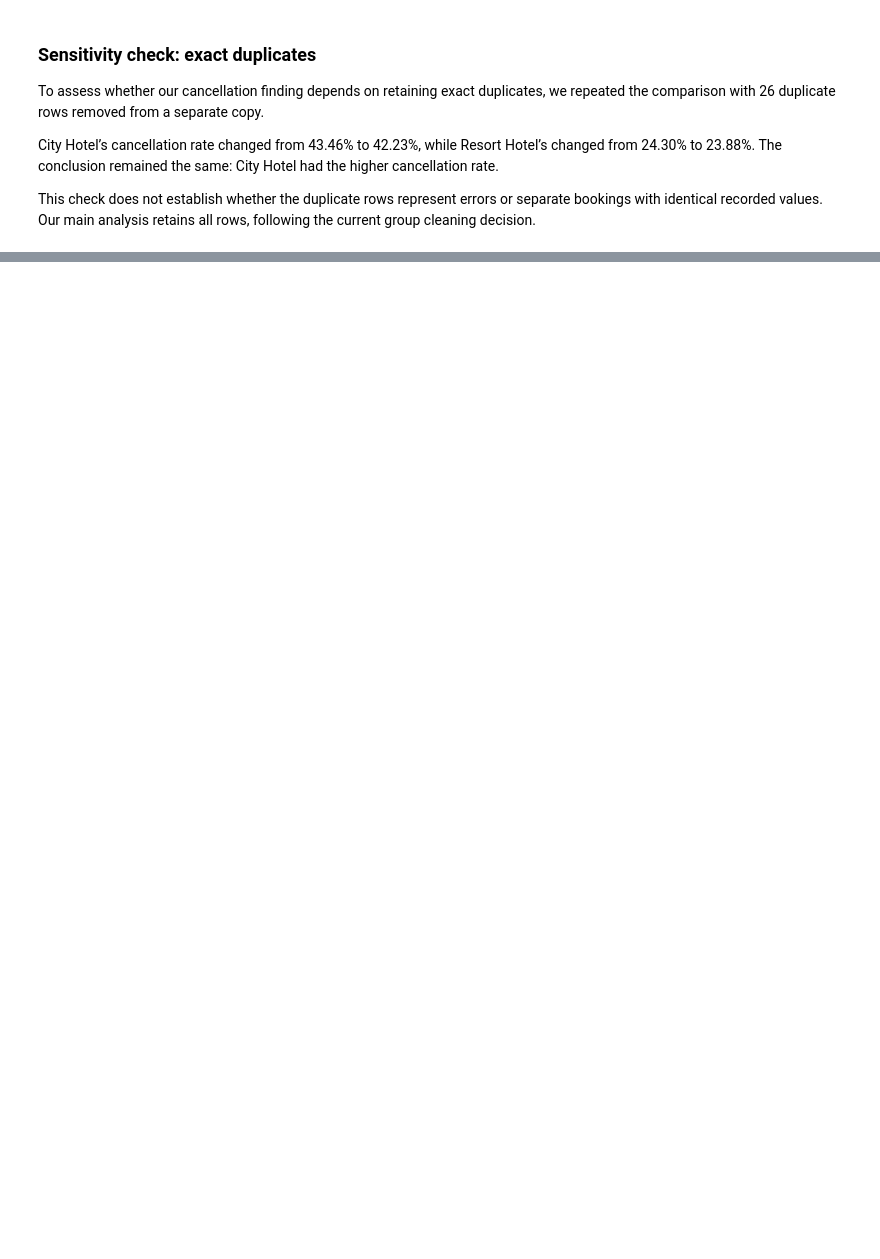
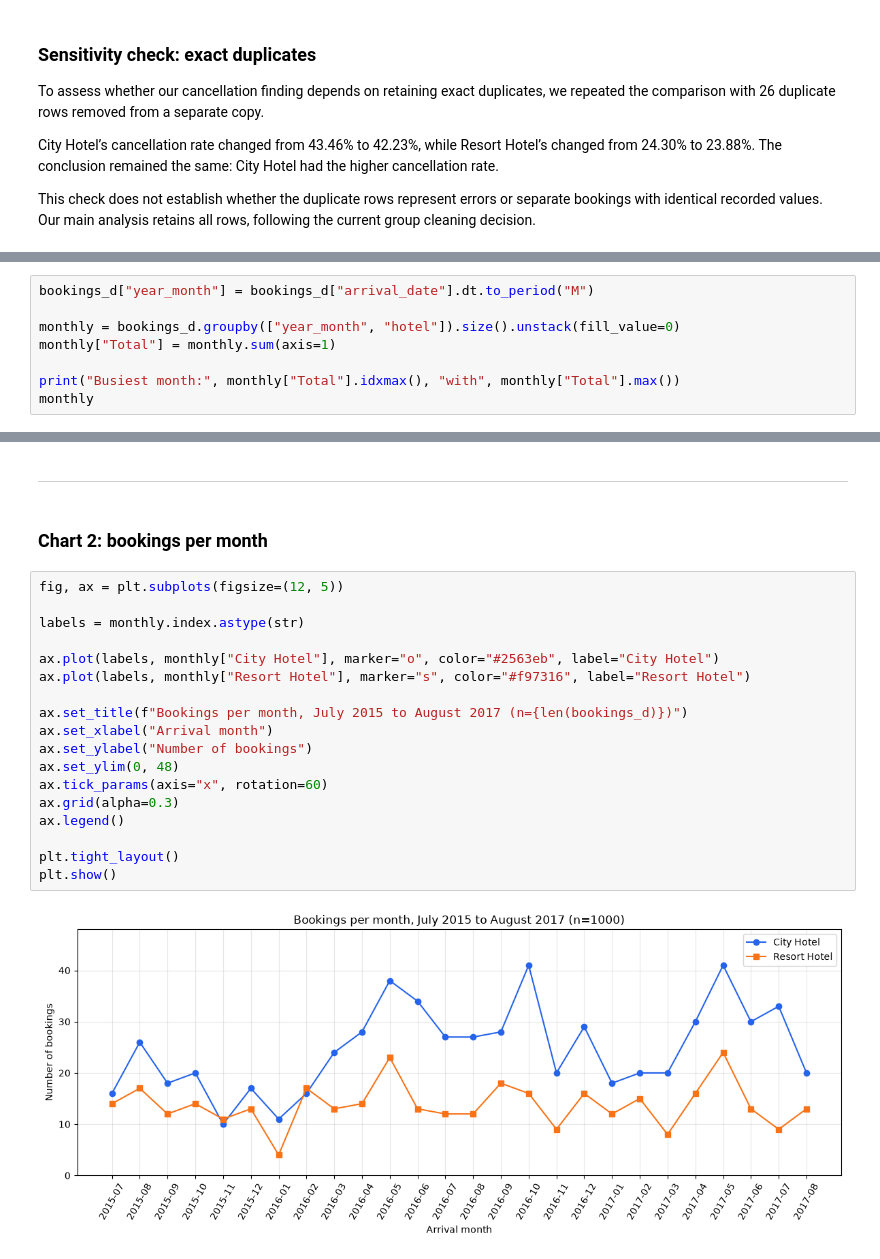
Before and after one commit to subhanjanshah/Data-Processing-w-Python-2026, a Jupyter notebook: hoteldate.ipynb, the cells around one changed output, grey strips where cells are left out. Saved outputs shown, nothing was run; the diff lists cells and outputs as text; blank space fills up the shorter version.

```diff
--- a/hoteldate.ipynb
+++ b/hoteldate.ipynb
@@ -398,0 +696,8 @@ This check does not establish whether the duplicate rows represent errors or sep
+# %%
+bookings_d["year_month"] = bookings_d["arrival_date"].dt.to_period("M")
+
+monthly = bookings_d.groupby(["year_month", "hotel"]).size().unstack(fill_value=0)
+monthly["Total"] = monthly.sum(axis=1)
+
+print("Busiest month:", monthly["Total"].idxmax(), "with", monthly["Total"].max())
+monthly
@@ -398,0 +823,24 @@ This check does not establish whether the duplicate rows represent errors or sep
+# %% [markdown]
+---------------------------------------------------------------------------------------------------------
+# %% [markdown]
+### Chart 2: bookings per month
+# %%
+fig, ax = plt.subplots(figsize=(12, 5))
+
+labels = monthly.index.astype(str)
+
+ax.plot(labels, monthly["City Hotel"], marker="o", color="#2563eb", label="City Hotel")
+ax.plot(labels, monthly["Resort Hotel"], marker="s", color="#f97316", label="Resort Hotel")
+
+ax.set_title(f"Bookings per month, July 2015 to August 2017 (n={len(bookings_d)})")
+ax.set_xlabel("Arrival month")
+ax.set_ylabel("Number of bookings")
+ax.set_ylim(0, 48)
+ax.tick_params(axis="x", rotation=60)
+ax.grid(alpha=0.3)
+ax.legend()
+
+plt.tight_layout()
+plt.show()
+# %% [output]
+[figure, added]
```
Also changed, not shown: parts of 50 cells of this notebook.
